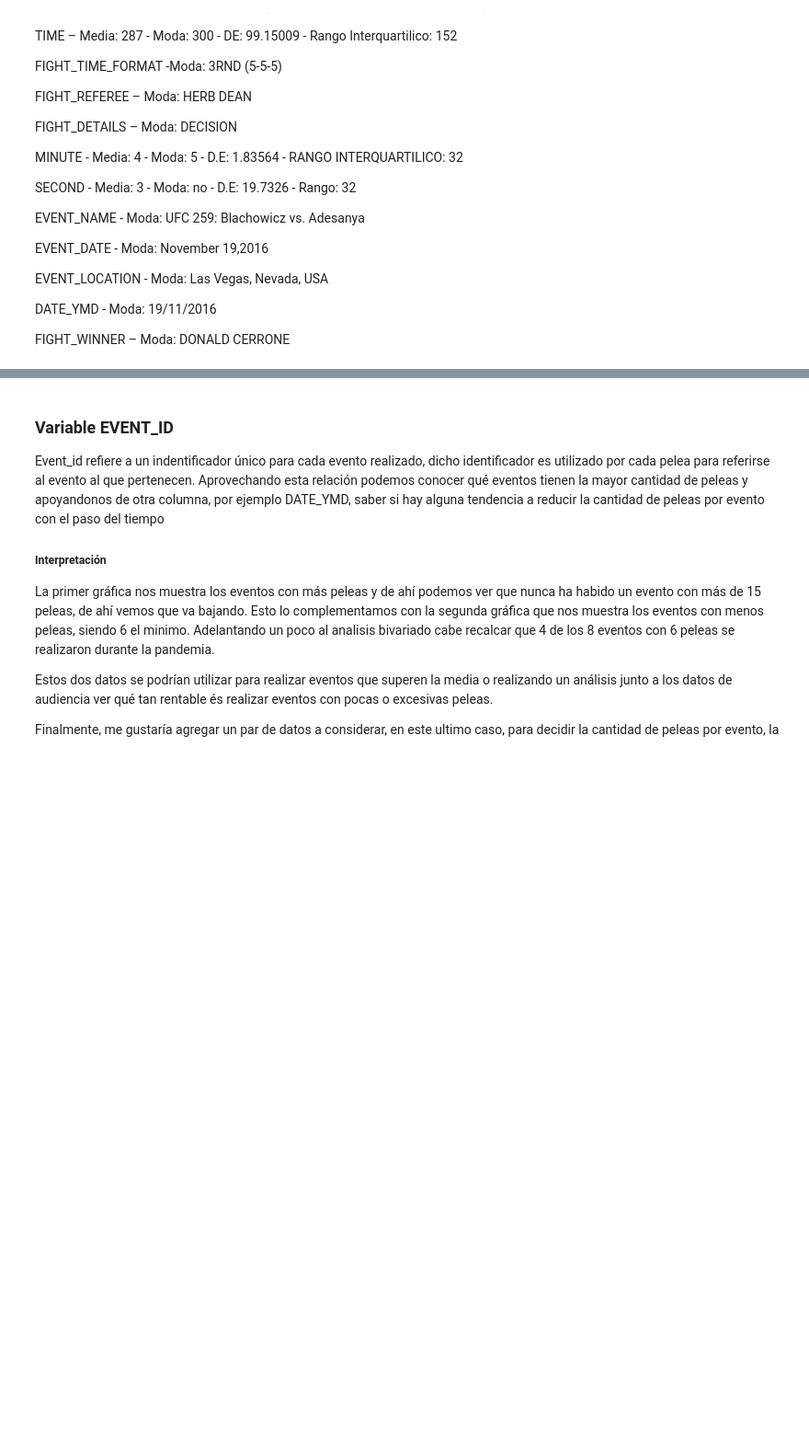
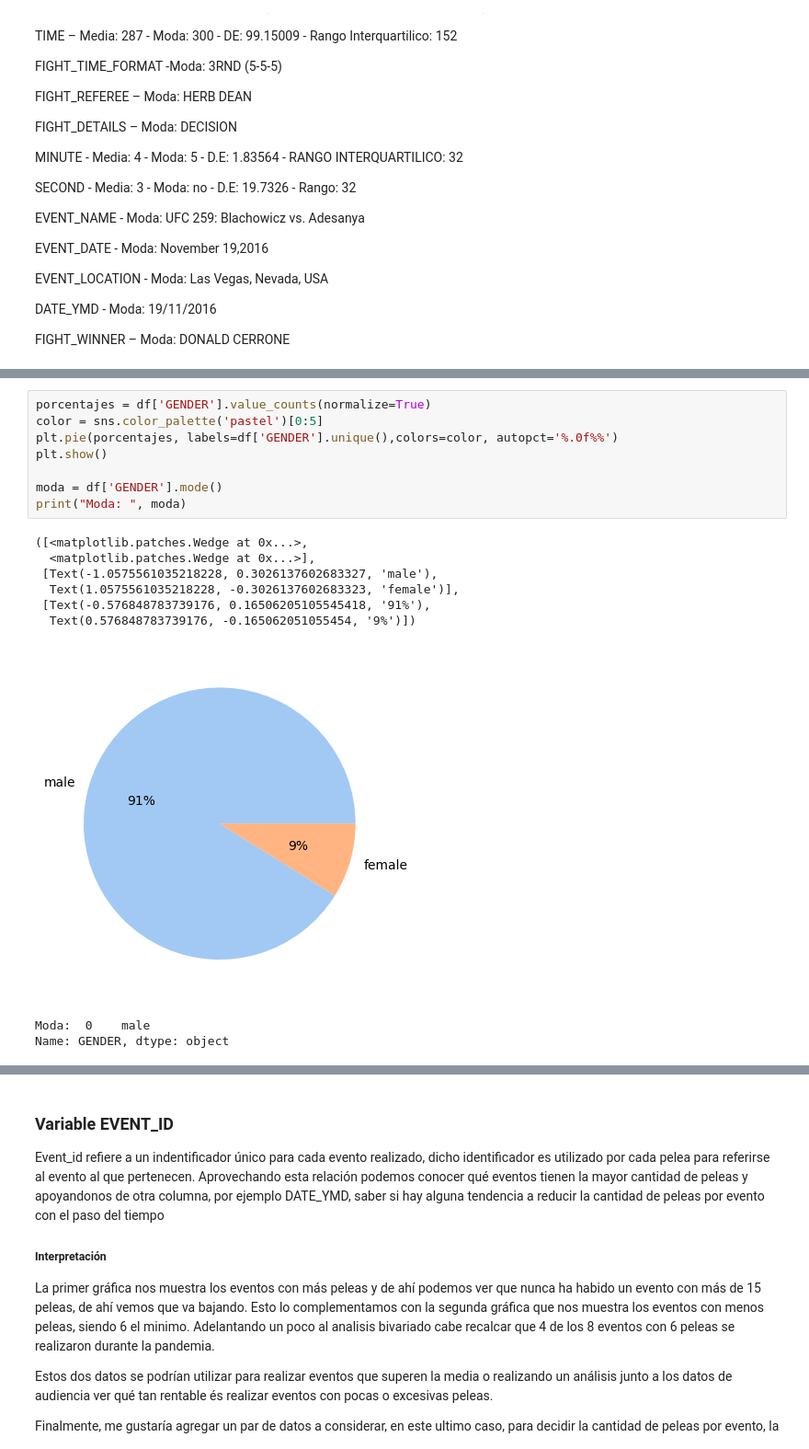
Before and after one commit to YaotecatlMtz/analisisUFC, a Jupyter notebook: primeraEntregaProyecto.ipynb, the cells around one changed output, grey strips where cells are left out. Shown at 92% size. Cells and saved outputs as stored; diff of their text form; blank space fills up the shorter version.

```diff
--- a/primeraEntregaProyecto.ipynb
+++ b/primeraEntregaProyecto.ipynb
@@ -294,0 +364,18 @@ FIGHT_WINNER – Moda: DONALD CERRONE
+# %%
+porcentajes = df['GENDER'].value_counts(normalize=True)
+color = sns.color_palette('pastel')[0:5]
+plt.pie(porcentajes, labels=df['GENDER'].unique(),colors=color, autopct='%.0f%%')
+plt.show()
+
+moda = df['GENDER'].mode()
+print("Moda: ", moda)
+# %% [output]
+([<matplotlib.patches.Wedge at 0x...>,
+  <matplotlib.patches.Wedge at 0x...>],
+ [Text(-1.0575561035218228, 0.3026137602683327, 'male'),
+  Text(1.0575561035218228, -0.3026137602683323, 'female')],
+ [Text(-0.576848783739176, 0.16506205105545418, '91%'),
+  Text(0.576848783739176, -0.165062051055454, '9%')])
+[figure, added]
+Moda:  0    male
+Name: GENDER, dtype: object
```
Also changed, not shown: parts of 18 cells of this notebook.
